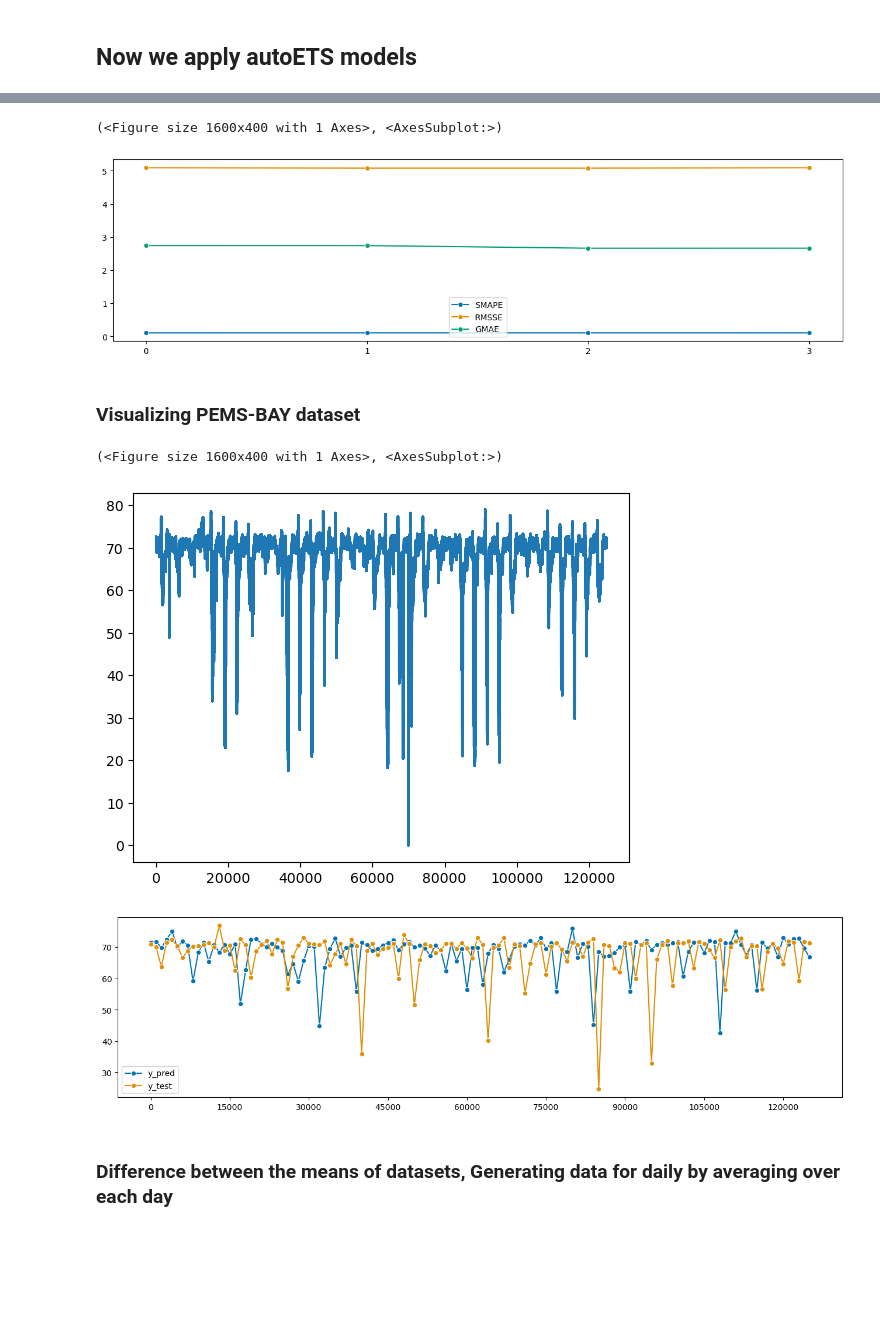
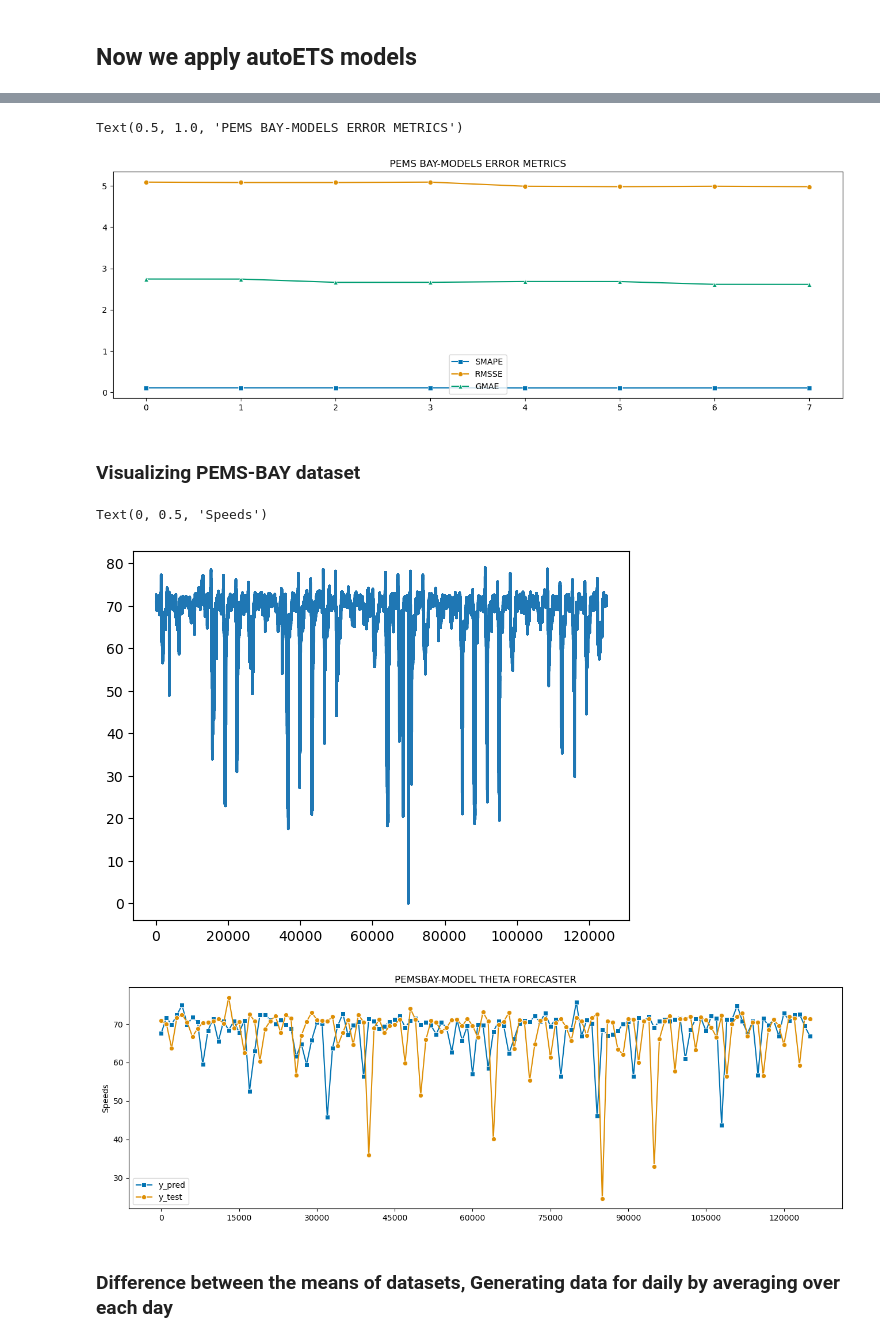
Before and after one commit to WaleedAhmed44/DCRNN, a Jupyter notebook: SKTIME IMPLEMENTATION.ipynb, the cells around one changed output, grey strips where cells are left out. Saved outputs shown, nothing was run; the diff lists cells and outputs as text; code cells hidden in the pictures; blank space fills up the shorter version.

```diff
--- a/SKTIME IMPLEMENTATION.ipynb
+++ b/SKTIME IMPLEMENTATION.ipynb
@@ -92,7 +149,7 @@ pb_models.append(pb_model4)
 # %% [markdown]
 ### Now we are going to develop some more arima models
 # %%
-#la_model5 = model(y_train1,y_test1,ARIMA(),False)
-#pb_model5 = model(y_train2,y_test2,ARIMA(),False)
-#la_models.append(la_model5)
-#pb_models.append(pb_model5)
+la_model5 = model(y_train1,y_test1,ARIMA(),False)
+pb_model5 = model(y_train2,y_test2,ARIMA(),False)
+la_models.append(la_model5)
+pb_models.append(pb_model5)
@@ -141,17 +266,24 @@ plot_series(pd.DataFrame(smape_la),pd.DataFrame(rmsse_la),pd.DataFrame(gmae_la),
 # %%
-plot_series(pd.DataFrame(smape_pb),pd.DataFrame(rmsse_pb),pd.DataFrame(gmae_pb),labels = ["SMAPE","RMSSE","GMAE"])
+fig, ax = plt.subplots(1,1,figsize=(16,5))
+plot_series(pd.DataFrame(smape_pb),pd.DataFrame(rmsse_pb),pd.DataFrame(gmae_pb),markers=['s','o','^'],
+            ax=ax,labels = ["SMAPE","RMSSE","GMAE"])
+ax.set_title("PEMS BAY-MODELS ERROR METRICS")
+#ax.set_ylabel("Speeds")
 # %% [output]
-(<Figure size 1600x400 with 1 Axes>, <AxesSubplot:>)
+Text(0.5, 1.0, 'PEMS BAY-MODELS ERROR METRICS')
-[figure, old version]
+[figure, new version]
 # %% [markdown]
 ### Visualizing PEMS-BAY dataset
 # %%
 plt.plot(y_test2)
-plot_series(pb_model1[3][0::1000],y_test2[0::1000],labels = ["y_pred","y_test"])
+fig, ax = plt.subplots(1,1,figsize=(16,5))
+plot_series(pb_model5[3][0::1000],y_test2[0::1000],markers = ['s','o'],ax=ax,labels = ["y_pred","y_test"])
+ax.set_title("PEMSBAY-MODEL THETA FORECASTER")
+ax.set_ylabel("Speeds")
 # %% [output]
-(<Figure size 1600x400 with 1 Axes>, <AxesSubplot:>)
+Text(0, 0.5, 'Speeds')
 [figure]
-[figure, old version]
+[figure, new version]
 # %% [markdown]
 ### Difference between the means of datasets, Generating data for daily by averaging over each day
 # %%
```
Also changed, not shown: parts of 31 cells of this notebook, 1 other file.
